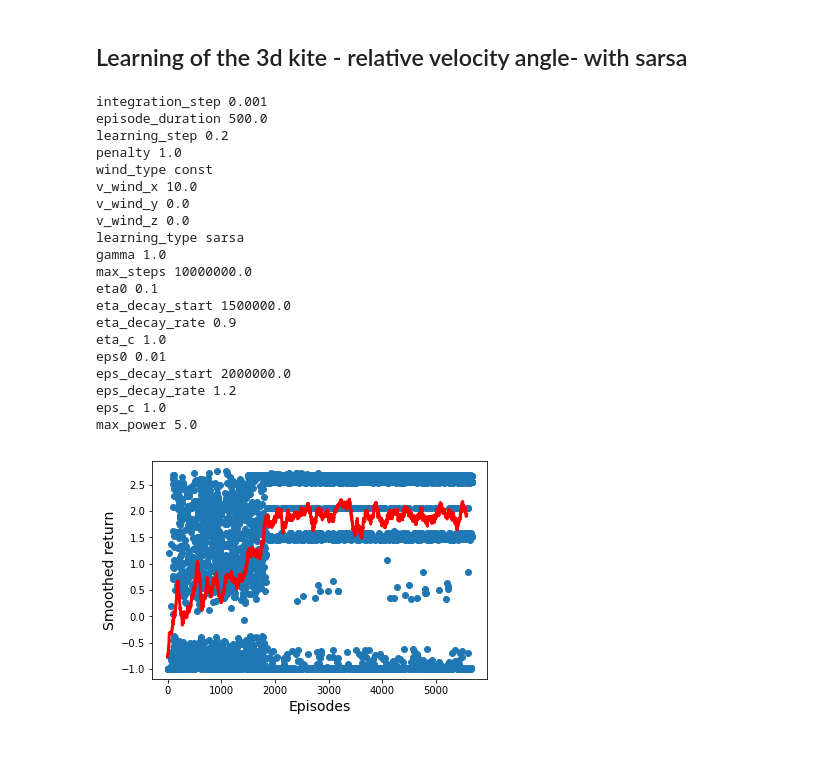
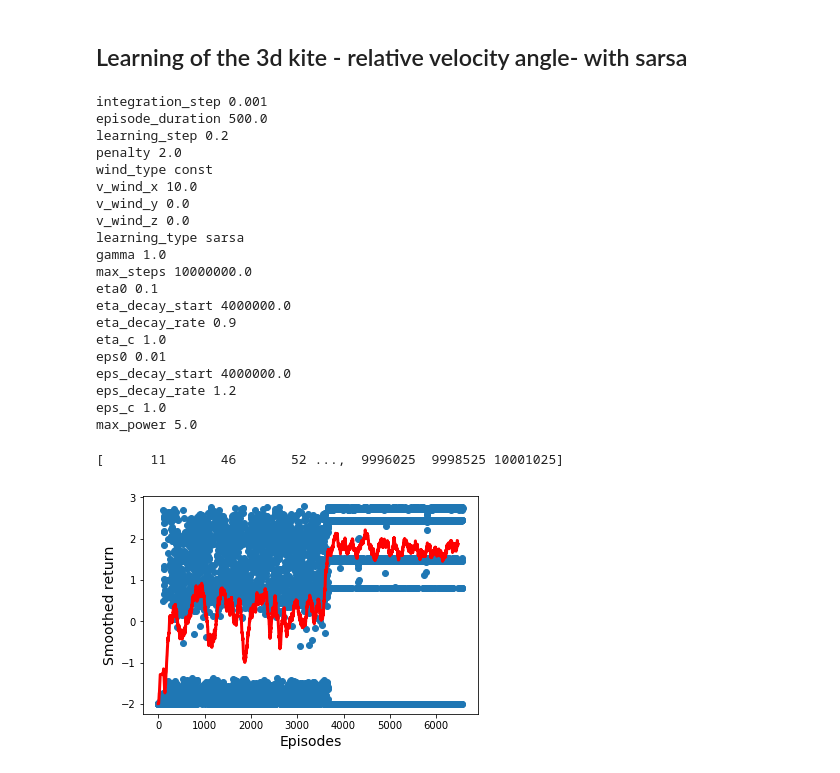
Before and after one commit to lorenzobasile/KiteRL, a Jupyter notebook: analyze_training.ipynb, the cells around one changed output. Cells and saved outputs as stored; diff of their text form; code cells hidden in the pictures.

```diff
--- a/analyze_training.ipynb
+++ b/analyze_training.ipynb
@@ -5,7 +5,7 @@ import matplotlib.pyplot as plt
 import utils as ut
 
 system_name = 'sarsa_const'
-run_name = 'long500'
+run_name = 'long501'
 data_dir = './data/' + system_name + '/' + run_name + '/'
 #plot_dir = '../plots/'+system_name+'/'+run_name+'/'
 # %% [markdown]
@@ -18,7 +18,7 @@ for ep in params:
 integration_step 0.001
 episode_duration 500.0
 learning_step 0.2
-penalty 1.0
+penalty 2.0
 wind_type const
 v_wind_x 10.0
 v_wind_y 0.0
@@ -27,28 +27,32 @@ learning_type sarsa
 gamma 1.0
 max_steps 10000000.0
 eta0 0.1
-eta_decay_start 1500000.0
+eta_decay_start 4000000.0
 eta_decay_rate 0.9
 eta_c 1.0
 eps0 0.01
-eps_decay_start 2000000.0
+eps_decay_start 4000000.0
 eps_decay_rate 1.2
 eps_c 1.0
 max_power 5.0
 # %%
 # read durations and returns
 d_traj, r_traj = ut.read_traj(data_dir+'/return.txt')
+
+l_steps = np.cumsum(d_traj)
+print(l_steps)
+# %% [output]
+[      11       46       52 ...,  9996025  9998525 10001025]
 # %%
 plt.xlabel('Episodes', fontsize=14)
 plt.ylabel('Smoothed return', fontsize=14)
 
-x = np.arange(len(d_traj))
 plt.plot(r_traj, 'o')
 
 smooth = np.convolve(r_traj, np.ones(100), "valid")/100
 plt.plot(smooth, color='red', lw=3)
 
-plt.savefig(data_dir+'return_eval.png', dpi=200)
+plt.savefig(data_dir+'return.png', dpi=200)
 plt.show()
 # %% [output]
-[figure, old version]
+[figure, new version]
```
Also changed, not shown: parts of 4 cells of this notebook, 2 other files.
